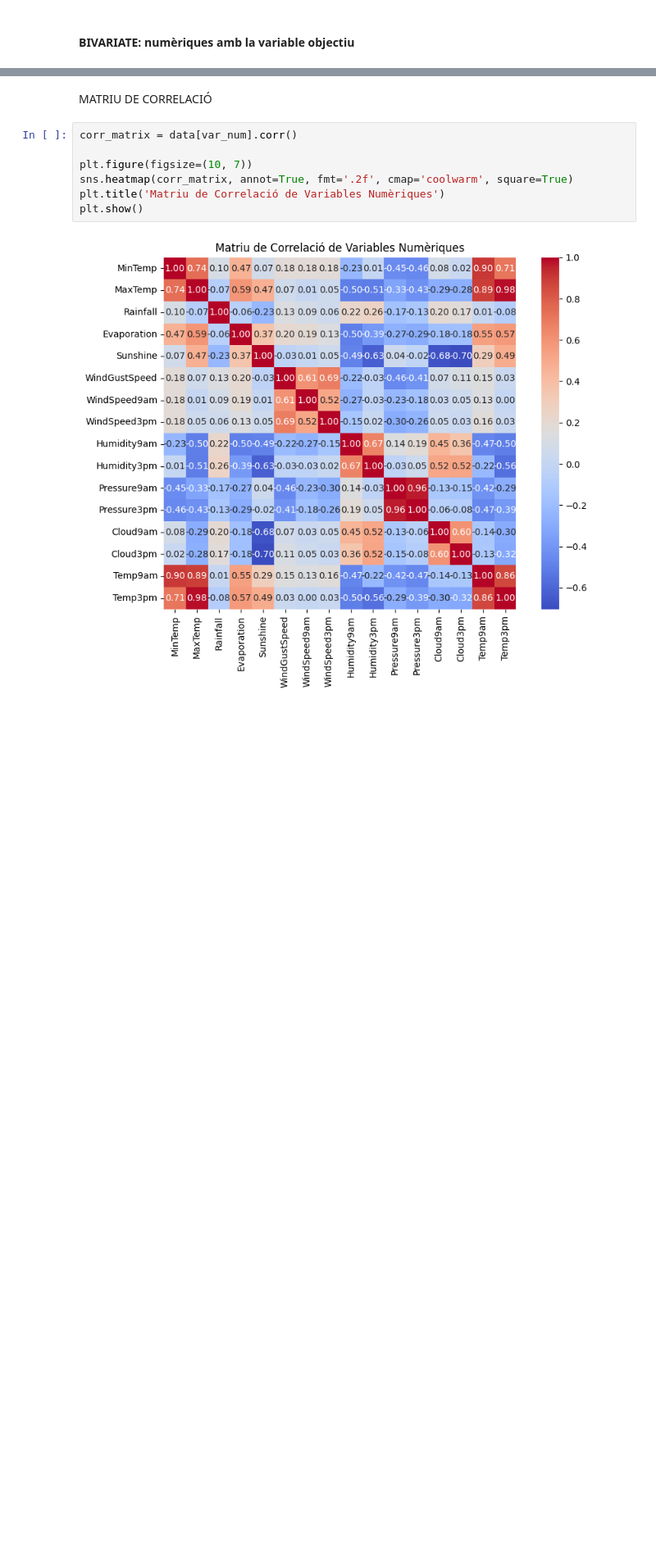
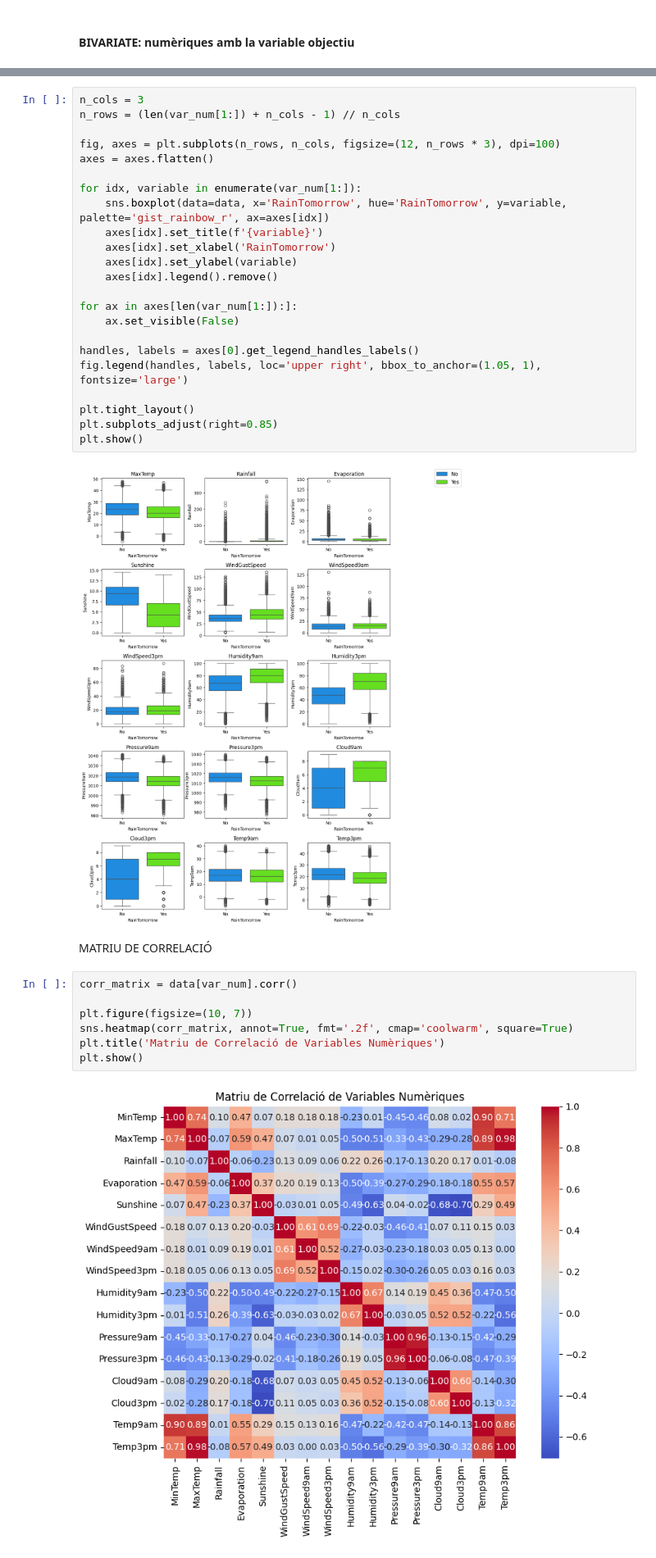
Before and after one commit to annacp04/Perceptro-multicapa, a Jupyter notebook: practica_xndl.ipynb, the cells around one changed output, grey strips where cells are left out. Shown at 82% size. Drawn from its saved outputs; the diff is of its cells as text; blank space fills up the shorter version.

```diff
--- a/practica_xndl.ipynb
+++ b/practica_xndl.ipynb
@@ -227,3 +214,28 @@ for variable in var_num[1:]:
+# %%
+n_cols = 3
+n_rows = (len(var_num[1:]) + n_cols - 1) // n_cols
+
+fig, axes = plt.subplots(n_rows, n_cols, figsize=(12, n_rows * 3), dpi=100)
+axes = axes.flatten()
+
+for idx, variable in enumerate(var_num[1:]):
+    sns.boxplot(data=data, x='RainTomorrow', hue='RainTomorrow', y=variable, palette='gist_rainbow_r', ax=axes[idx])
+    axes[idx].set_title(f'{variable}')
+    axes[idx].set_xlabel('RainTomorrow')
+    axes[idx].set_ylabel(variable)
+    axes[idx].legend().remove()
+
+for ax in axes[len(var_num[1:]):]:
+    ax.set_visible(False)
+
+handles, labels = axes[0].get_legend_handles_labels()
+fig.legend(handles, labels, loc='upper right', bbox_to_anchor=(1.05, 1), fontsize='large')
+
+plt.tight_layout()
+plt.subplots_adjust(right=0.85)
+plt.show()
+# %% [output]
+[figure, added]
 # %% [markdown]
 MATRIU DE CORRELACIÓ
 # %%
```
Also changed, not shown: parts of 14 cells of this notebook.
